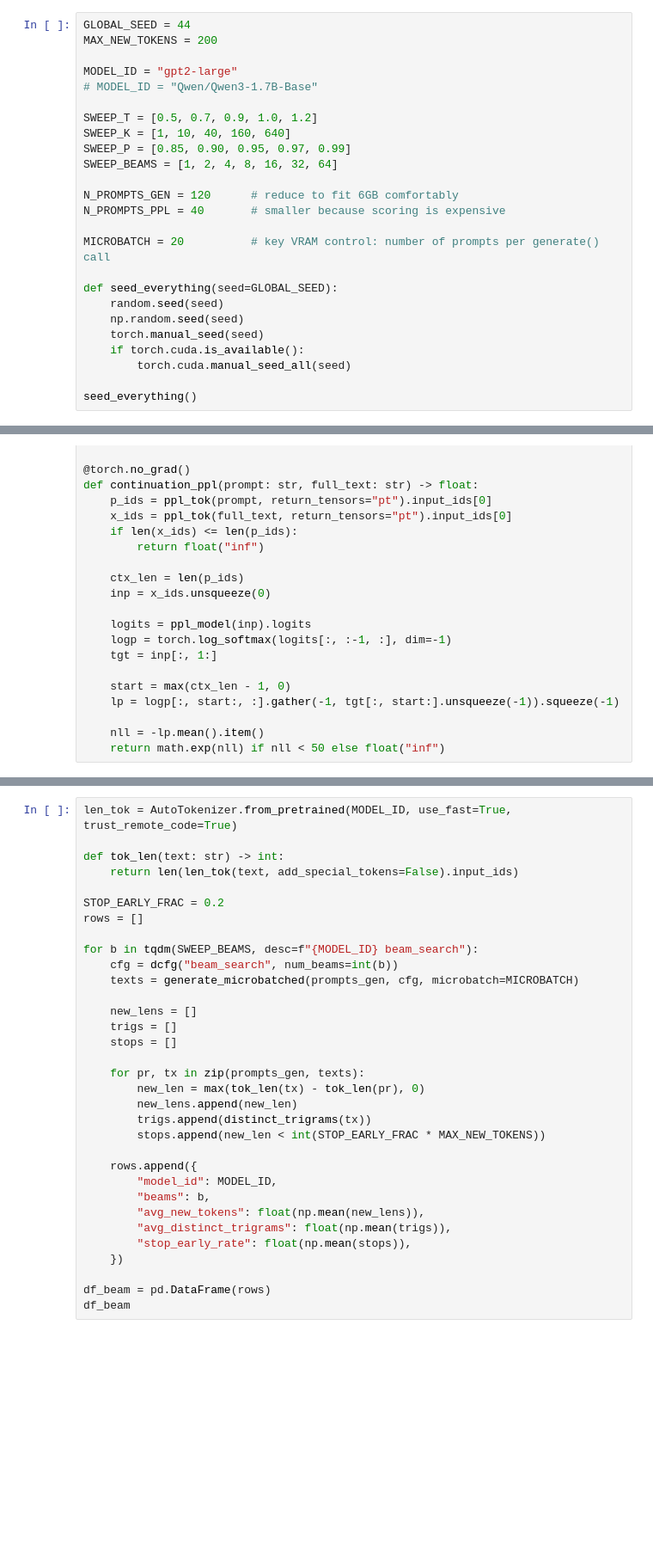
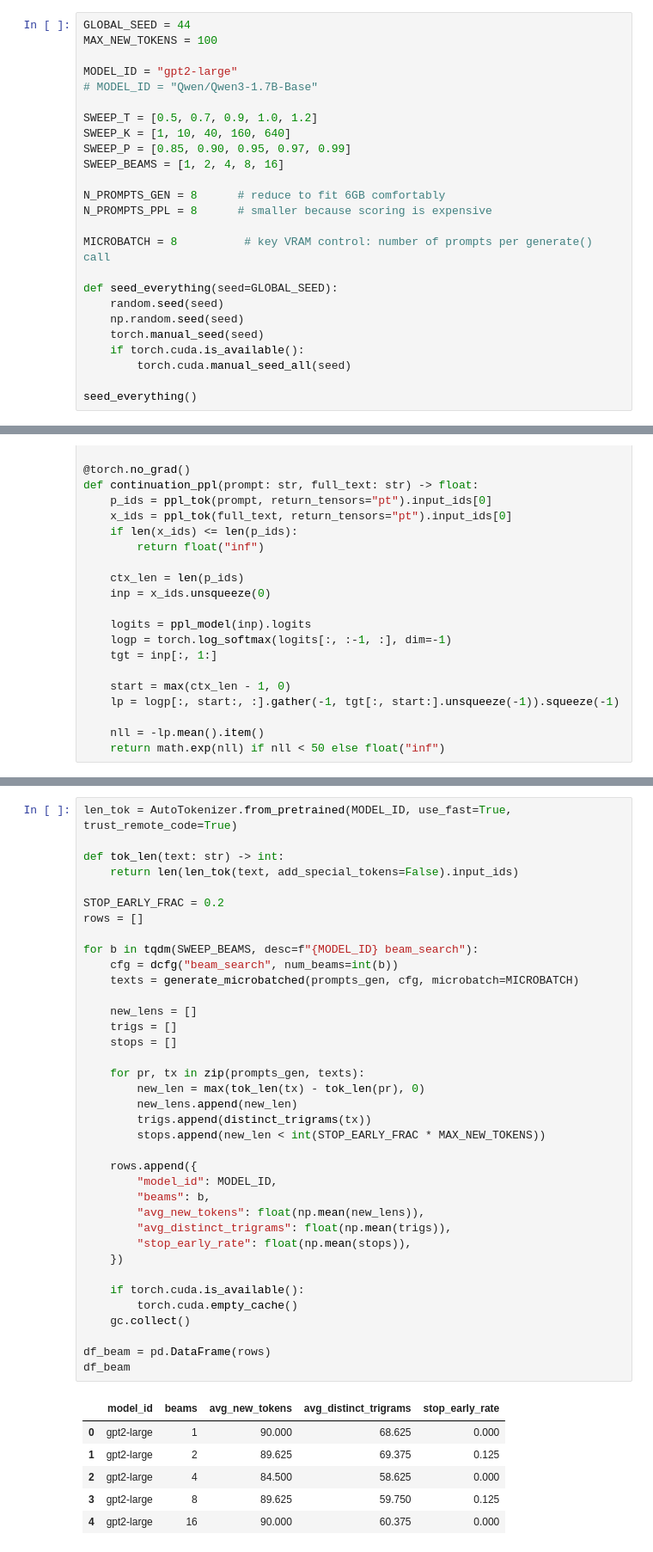
Before and after one commit to AliJavanJ1/nucleus-sampling-llm-project-iasd-2025, a Jupyter notebook: main.ipynb, the cells around one changed output, grey strips where cells are left out. Shown at 86% size. Drawn from its saved outputs; the diff is of its cells as text; blank space fills up the shorter version.

```diff
--- a/main.ipynb
+++ b/main.ipynb
@@ -15,7 +15,7 @@ from generator import LLMEngine, ModelConfig, DecodeConfig
 plt.rcParams["figure.dpi"] = 130
 # %%
 GLOBAL_SEED = 44
-MAX_NEW_TOKENS = 200
+MAX_NEW_TOKENS = 100
 
 MODEL_ID = "gpt2-large"
 # MODEL_ID = "Qwen/Qwen3-1.7B-Base"
@@ -23,12 +23,12 @@ MODEL_ID = "gpt2-large"
 SWEEP_T = [0.5, 0.7, 0.9, 1.0, 1.2]
 SWEEP_K = [1, 10, 40, 160, 640]
 SWEEP_P = [0.85, 0.90, 0.95, 0.97, 0.99]
-SWEEP_BEAMS = [1, 2, 4, 8, 16, 32, 64]
+SWEEP_BEAMS = [1, 2, 4, 8, 16]
 
-N_PROMPTS_GEN = 120      # reduce to fit 6GB comfortably
-N_PROMPTS_PPL = 40       # smaller because scoring is expensive
+N_PROMPTS_GEN = 8      # reduce to fit 6GB comfortably
+N_PROMPTS_PPL = 8      # smaller because scoring is expensive
 
-MICROBATCH = 20          # key VRAM control: number of prompts per generate() call
+MICROBATCH = 8          # key VRAM control: number of prompts per generate() call
 
 def seed_everything(seed=GLOBAL_SEED):
     random.seed(seed)
@@ -246,33 +273,44 @@ len_tok = AutoTokenizer.from_pretrained(MODEL_ID, use_fast=True, trust_remote_co
 def tok_len(text: str) -> int:
     return len(len_tok(text, add_special_tokens=False).input_ids)
 
 STOP_EARLY_FRAC = 0.2
 rows = []
 
 for b in tqdm(SWEEP_BEAMS, desc=f"{MODEL_ID} beam_search"):
     cfg = dcfg("beam_search", num_beams=int(b))
     texts = generate_microbatched(prompts_gen, cfg, microbatch=MICROBATCH)
 
     new_lens = []
     trigs = []
     stops = []
 
     for pr, tx in zip(prompts_gen, texts):
         new_len = max(tok_len(tx) - tok_len(pr), 0)
         new_lens.append(new_len)
         trigs.append(distinct_trigrams(tx))
         stops.append(new_len < int(STOP_EARLY_FRAC * MAX_NEW_TOKENS))
 
     rows.append({
         "model_id": MODEL_ID,
         "beams": b,
         "avg_new_tokens": float(np.mean(new_lens)),
         "avg_distinct_trigrams": float(np.mean(trigs)),
         "stop_early_rate": float(np.mean(stops)),
     })
 
+    if torch.cuda.is_available():
+        torch.cuda.empty_cache()
+    gc.collect()
+
 df_beam = pd.DataFrame(rows)
 df_beam
+# %% [output]
+|  | model_id | beams | avg_new_tokens | avg_distinct_trigrams | stop_early_rate |
+| 0 | gpt2-large | 1 | 90.000 | 68.625 | 0.000 |
+| 1 | gpt2-large | 2 | 89.625 | 69.375 | 0.125 |
+| 2 | gpt2-large | 4 | 84.500 | 58.625 | 0.000 |
+| 3 | gpt2-large | 8 | 89.625 | 59.750 | 0.125 |
+| 4 | gpt2-large | 16 | 90.000 | 60.375 | 0.000 |
 # %%
 plt.figure()
 plt.plot(df_beam["beams"], df_beam["avg_new_tokens"], marker="o")
```
Also changed, not shown: parts of 6 cells of this notebook, 10 other files.
